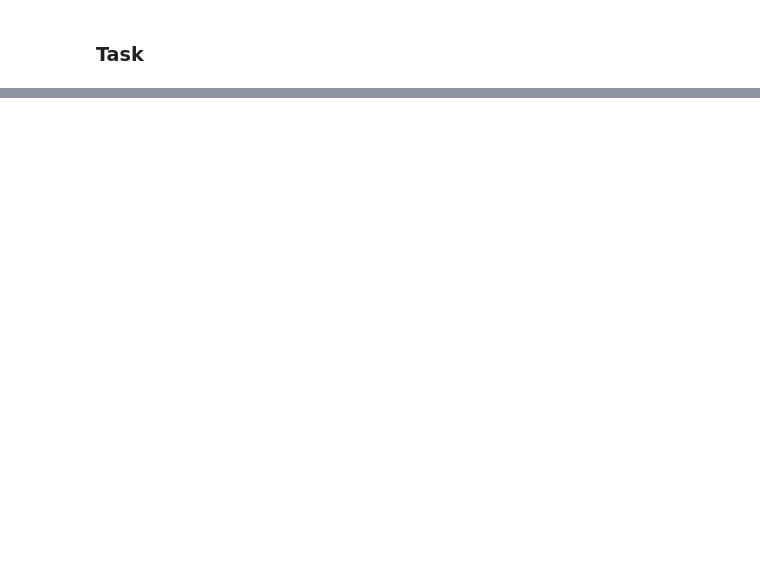
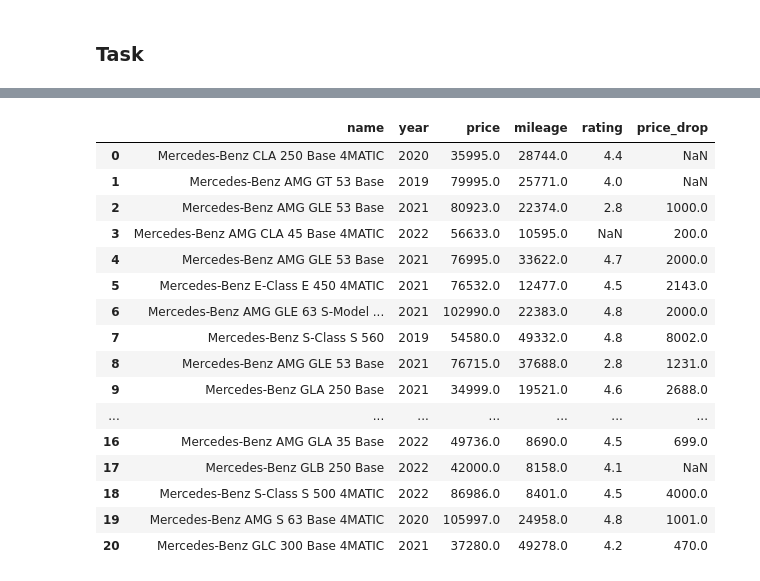
Before and after one commit to BhavyaDoriya/Python-2, a Jupyter notebook: T3/webscrap3.ipynb, the cells around one changed output, grey strips where cells are left out. Drawn from its saved outputs; the diff is of its cells as text; code cells hidden in the pictures; blank space fills up the shorter version.

```diff
--- a/T3/webscrap3.ipynb
+++ b/T3/webscrap3.ipynb
@@ -84,3 +84,47 @@ df
 | 21 | Google Pixel 9 | 256 GB | 12 GB RAM | Peony | 4.6 | 293 | 50MP + 48MP | 10.5MP | 59999.0 | 30999.0 | ... |
 | 22 | Google Pixel 9 | 256 GB | 12 GB RAM | Obsidian | 4.6 | 293 | 50MP + 48MP | 10.5MP | 59999.0 | 30999.0 | ... |
 | 23 | Google Pixel 6a | 128 GB | 6 GB RAM | Chalk | 4.3 | 8533 | 12.2MP + 12MP | 8MP | 59999.0 | 30999.0 | ... |
+# %%
+html=open("./Certified used Mercedes-Benz for sale.html","r").read()
+soup=BeautifulSoup(html,"html.parser")
+# %%
+parent=soup.find("div",class_="vehicle-cards")
+vehicle_details=parent.find_all("div",class_="vehicle-details")
+# %%
+df=pd.DataFrame({},columns=["name","year","price","mileage","rating","price_drop"])
+# %%
+for vehicle in vehicle_details:
+    root=vehicle.find("h2",class_="title").text.strip()
+    year=root.split(" ")[0]
+    name=root[5:]
+    price=float(vehicle.find("div",class_="price-section price-section-vehicle-card").find("span",class_="primary-price").text.strip().replace("$","").replace(",",""))
+    mileage=float(vehicle.find("div",class_="mileage").text.strip().split(" ")[0].replace(",",""))
+    try:
+        rating=float(vehicle.find("span",class_="sds-rating__count").text.strip())
+    except:
+        rating=np.nan
+    try:
+        price_drop=float(vehicle.find("div",class_="price-section price-section-vehicle-card").find("span",class_="secondary-price price-drop").text.strip().replace("$","").replace(",","").split(" ")[0])
+    except:
+        price_drop=np.nan
+    df.loc[len(df)]=[name,year,price,mileage,rating,price_drop]
+# %%
+df
+# %% [output]
+|  | name | year | price | mileage | rating | price_drop |
+| 0 | Mercedes-Benz CLA 250 Base 4MATIC | 2020 | 35995.0 | 28744.0 | 4.4 | NaN |
+| 1 | Mercedes-Benz AMG GT 53 Base | 2019 | 79995.0 | 25771.0 | 4.0 | NaN |
+| 2 | Mercedes-Benz AMG GLE 53 Base | 2021 | 80923.0 | 22374.0 | 2.8 | 1000.0 |
+| 3 | Mercedes-Benz AMG CLA 45 Base 4MATIC | 2022 | 56633.0 | 10595.0 | NaN | 200.0 |
+| 4 | Mercedes-Benz AMG GLE 53 Base | 2021 | 76995.0 | 33622.0 | 4.7 | 2000.0 |
+| 5 | Mercedes-Benz E-Class E 450 4MATIC | 2021 | 76532.0 | 12477.0 | 4.5 | 2143.0 |
+| 6 | Mercedes-Benz AMG GLE 63 S-Model ... | 2021 | 102990.0 | 22383.0 | 4.8 | 2000.0 |
+| 7 | Mercedes-Benz S-Class S 560 | 2019 | 54580.0 | 49332.0 | 4.8 | 8002.0 |
+| 8 | Mercedes-Benz AMG GLE 53 Base | 2021 | 76715.0 | 37688.0 | 2.8 | 1231.0 |
+| 9 | Mercedes-Benz GLA 250 Base | 2021 | 34999.0 | 19521.0 | 4.6 | 2688.0 |
+| ... | ... | ... | ... | ... | ... | ... |
+| 16 | Mercedes-Benz AMG GLA 35 Base | 2022 | 49736.0 | 8690.0 | 4.5 | 699.0 |
+| 17 | Mercedes-Benz GLB 250 Base | 2022 | 42000.0 | 8158.0 | 4.1 | NaN |
+| 18 | Mercedes-Benz S-Class S 500 4MATIC | 2022 | 86986.0 | 8401.0 | 4.5 | 4000.0 |
+| 19 | Mercedes-Benz AMG S 63 Base 4MATIC | 2020 | 105997.0 | 24958.0 | 4.8 | 1001.0 |
+| 20 | Mercedes-Benz GLC 300 Base 4MATIC | 2021 | 37280.0 | 49278.0 | 4.2 | 470.0 |
```
Also changed, not shown: 45 other files.
